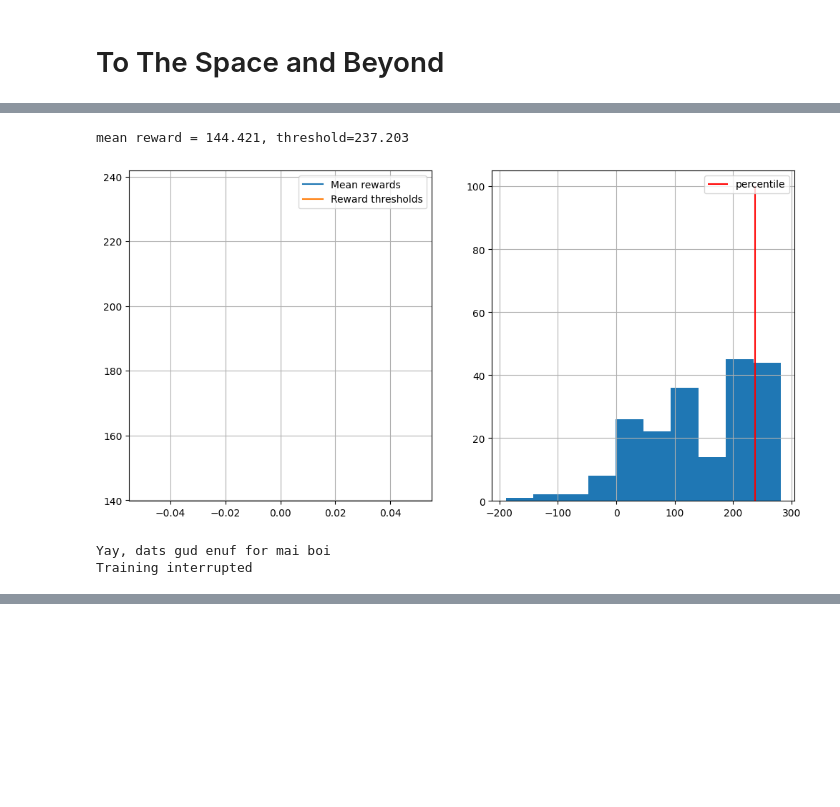
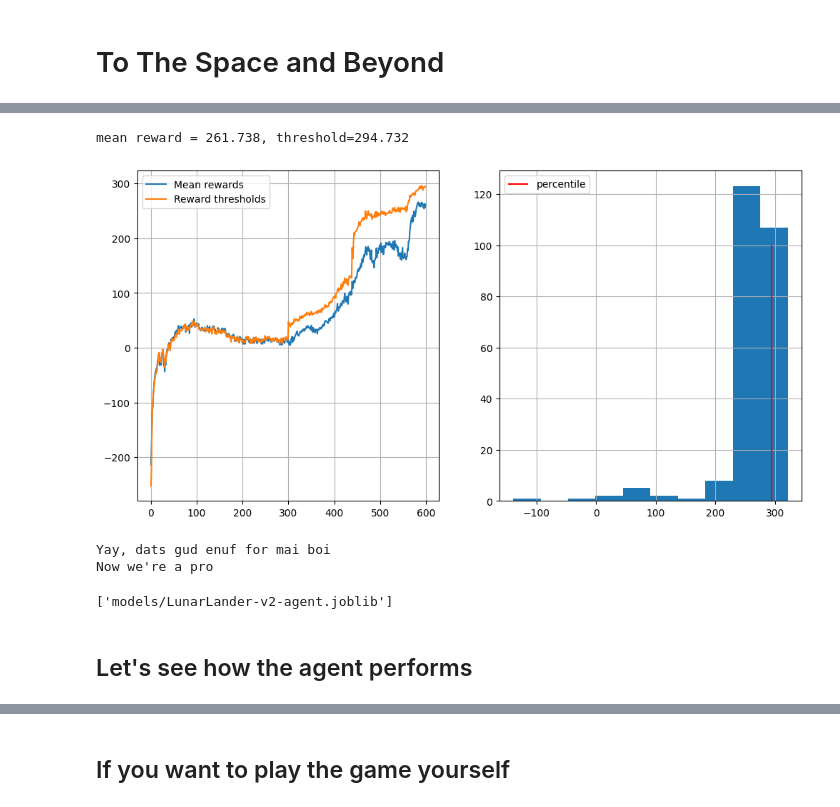
Before and after one commit to Hamada-Gado/Practical_RL, a Jupyter notebook: week01_intro/Lunar_Lander.ipynb, the cells around one changed output, grey strips where cells are left out. Drawn from its saved outputs; the diff is of its cells as text; code cells hidden in the pictures; blank space fills up the shorter version.

Commit message:
Feat: update Lunar_Lander
improved the model finally got +200 mean reward
& won't implement the continuous mode

```diff
--- a/week01_intro/Lunar_Lander.ipynb
+++ b/week01_intro/Lunar_Lander.ipynb
@@ -16,5 +18,5 @@ GAME = 'LunarLander-v2'
 # %%
-env = gym.make(GAME, render_mode="rgb_array", continuous=True)
+env = gym.make(GAME, render_mode="rgb_array", continuous=False)
 
 env.reset()
 print("Observation space:", env.observation_space)
@@ -32,5 +34,5 @@ Action space: Box(-1.0, 1.0, (2,), float32)
 # %%
-def generate_session(env: gym.Env, agent: MLPRegressor | MLPClassifier, t_max=1000):
+def generate_session(env: gym.Env, agent: MLPClassifier, t_max=1000):
     """
     Play a single game using agent neural network.
     Terminate when game finishes or after :t_max: steps
@@ -42,12 +44,7 @@ def generate_session(env: gym.Env, agent: MLPRegressor | MLPClassifier, t_max=10
 
     for _ in range(t_max):
 
-        if isinstance(agent, MLPRegressor):
-            a = agent.predict([s])[0]
-        elif isinstance(agent, MLPClassifier):
-            a = np.random.choice(range(env.action_space.n), p=agent.predict_proba([s])[0])
-        else:
-            raise ValueError("agent must be MLPRegressor or MLPClassifier")
+        a = np.random.choice(env.action_space.n, p=agent.predict_proba([s])[0])
 
         new_s, r, terminated, truncated, _ = env.step(a)
 
@@ -116,13 +114,5 @@ def show_progress(rewards_batch, log, percentile, reward_range=[-990, +10]):
 # %%
-choice = int(input())
-
-if choice == 1:
-    env = gym.make(GAME, render_mode="rgb_array", continuous=True)
-    agent = MLPRegressor(hidden_layer_sizes=(64, 64), activation='tanh', solver='adam', learning_rate_init=0.003)
-
-    agent.partial_fit([env.reset()[0]], [env.action_space.sample()])
-else:
-    env = gym.make(GAME, render_mode="rgb_array", continuous=False)
-    agent = MLPClassifier(hidden_layer_sizes=(64, 64), activation='tanh', solver='adam', learning_rate_init=0.001)
-
-    agent.partial_fit([env.reset()[0]], [env.action_space.sample()], classes=range(env.action_space.n))
+env = gym.make(GAME, continuous=False)
+agent = MLPClassifier(hidden_layer_sizes=(64, 64), activation='tanh')
+agent.partial_fit([env.reset()[0]], [env.action_space.sample()], classes=range(env.action_space.n))
+agent
@@ -129,38 +126,44 @@ else:
+# %%
+n_sessions = 250
+percentile = 80
+epochs = 300
+log = []
 # %%
-n_sessions = 200
-percentile = 80
-log = []
-
 try:
-    for i in range(100):
+    for i in range(epochs):
         sessions = joblib.Parallel(n_jobs=-1, backend='multiprocessing')\
                 (joblib.delayed(generate_session)(env, agent, 10**5) for _ in range(n_sessions))
 
         states_batch, actions_batch, rewards_batch = zip(*sessions)
 
         elite_states, elite_actions = select_elites(states_batch, actions_batch, rewards_batch, percentile)
 
         agent.partial_fit(elite_states, elite_actions)
 
         show_progress(
             rewards_batch, log, percentile, reward_range=[np.min(rewards_batch), np.max(rewards_batch)]
         )
 
         if np.mean(rewards_batch) > 50:
             print("Yay, dats gud enuf for mai boi")
         if np.mean(rewards_batch) > 200:
             print("Now we're a pro")
 
 except KeyboardInterrupt:
     print("Training interrupted")
 # %% [output]
-mean reward = 144.421, threshold=237.203
+mean reward = 261.738, threshold=294.732
-[figure, old version]
+[figure, new version]
 Yay, dats gud enuf for mai boi
-Training interrupted
+Now we're a pro
 # %%
+# Save the agent
 os.makedirs('models', exist_ok=True)
-joblib.dump(agent, 'models/LunarLander-v2-agent-noncontinuous.joblib')
+joblib.dump(agent, 'models/LunarLander-v2-agent.joblib')
+# %% [output]
+['models/LunarLander-v2-agent.joblib']
+# %% [markdown]
+## Let's see how the agent performs
 # %%
 with RecordVideo(
     env=gym.make(GAME, render_mode="rgb_array"),
@@ -182,6 +185,8 @@ HTML(
 )
 # %% [output]
 [interactive output not drawn]
+# %% [markdown]
+## If you want to play the game yourself
 # %%
 from gymnasium.utils import play
 play.play(gym.make(GAME, render_mode='rgb_array'), zoom=3, keys_to_action={'w': 3, 'e': 2, 'r': 1})
```
Also changed, not shown: parts of 8 cells of this notebook.
